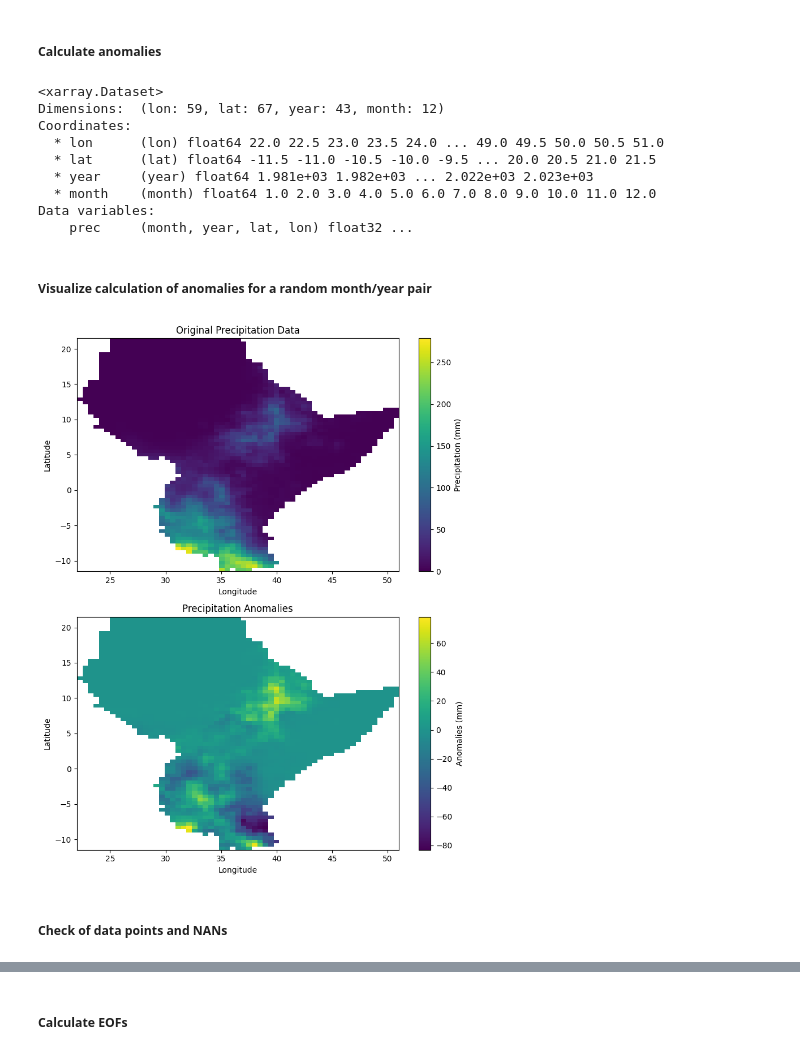
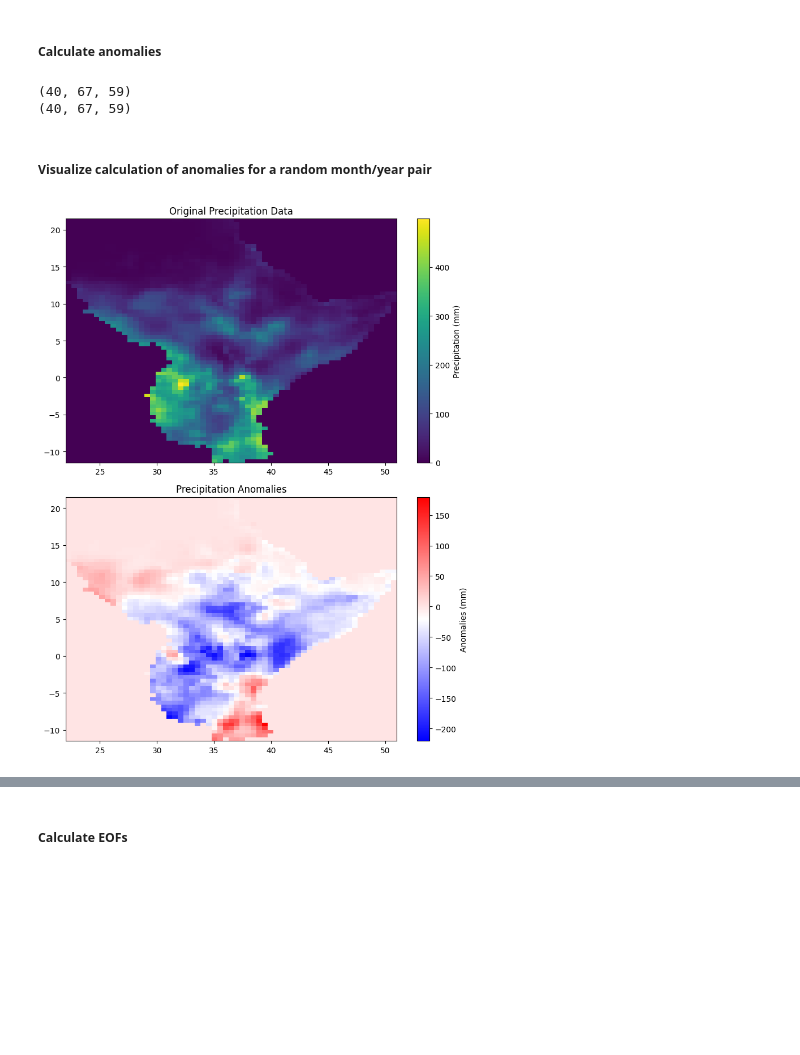
Before and after one commit to SeasonalForecastingEngine/CONFER-WP3, a Jupyter notebook: notebooks/lasso_fcst_example.ipynb, the cells around one changed output, grey strips where cells are left out. Drawn from its saved outputs; the diff is of its cells as text; code cells hidden in the pictures; blank space fills up the shorter version.

Commit message:
modified:   notebooks/lasso_fcst_example.ipynb 	new file:   testdata/chirps_anomalies.nc 	new file:   testdata/chirps_anomalies_normal.nc

```diff
--- a/notebooks/lasso_fcst_example.ipynb
+++ b/notebooks/lasso_fcst_example.ipynb
@@ -130,20 +151,10 @@ Data variables:
 ##### Loading data
 # %%
 # TESTING
+test_dir = "/nr/samba/user/ahellevik/CONFER-WP3/testdata/"
 
-# Raw CHIRPS data:
-# (year, month, lon, lat, prec)
-# year 1981 - 2023
-# month 1-12
-# lat -11.5 to 21.5
-# lon 22.0 to 51.0
-# one prec value for each combination of the four above
-from os import makedirs
-from sklearn.decomposition import PCA
-test_dir = "/nr/samba/user/ahellevik/CONFER-WP3/testdata/"
-# print(data_test)
-
+# Load data
 box = [lon_bnds[0], lon_bnds[1], lat_bnds[0], lat_bnds[1]]
-year, month, lon, lat, prec_data = load_raw_data(chirps_dir, "chirps", box, [i for i in range(1981, 2024)])
-prec_data
+year, lon, lat, prec_data = load_raw_data(chirps_dir, "chirps", box, [i for i in range(1981, 2021)], season=season)
+prec_data.shape
 # %% [output]
@@ -187,66 +162,45 @@ print(prec_data)
 # %% [markdown]
 ##### Calculate anomalies
-# %%
-data_test = xr.open_dataset(f"{chirps_dir}/prec_raw.nc")
-data_test
-# %% [output]
-<xarray.Dataset>
-Dimensions:  (lon: 59, lat: 67, year: 43, month: 12)
-Coordinates:
-  * lon      (lon) float64 22.0 22.5 23.0 23.5 24.0 ... 49.0 49.5 50.0 50.5 51.0
-  * lat      (lat) float64 -11.5 -11.0 -10.5 -10.0 -9.5 ... 20.0 20.5 21.0 21.5
-  * year     (year) float64 1.981e+03 1.982e+03 ... 2.022e+03 2.023e+03
-  * month    (month) float64 1.0 2.0 3.0 4.0 5.0 6.0 7.0 8.0 9.0 10.0 11.0 12.0
-Data variables:
-    prec     (month, year, lat, lon) float32 ...
 # %%
-# Convert data to numpy arrays
-lon = data_test['lon'].values
-lat = data_test['lat'].values
-year = data_test['year'].values
-month = data_test['month'].values
-prec_data = data_test['prec'].values  # Shape: (month, year, lat, lon)
-
 # Restrict to the geographical bounds
 lon_mask = (lon >= lon_bnds[0]) & (lon <= lon_bnds[1])
 lat_mask = (lat >= lat_bnds[0]) & (lat <= lat_bnds[1])
 
 lon = lon[lon_mask]
 lat = lat[lat_mask]
-prec_data = prec_data[:, :, lat_mask, :][:, :, :, lon_mask]
+prec_data = prec_data[:, lat_mask, :][:, :, lon_mask]
 
 # Select the reference period using a boolean mask
 ref_period_mask = (year >= year_clm_start) & (year <= year_clm_end)
 ref_period_indices = np.where(ref_period_mask)[0]
 
 # Calculate climatology (mean over the reference period)
-climatology = np.nanmean(prec_data[:, ref_period_indices, :, :], axis=1)
+climatology = np.nanmean(prec_data[ref_period_indices, :, :], axis=0)
 
 # Calculate anomalies by subtracting climatology
-anomalies = prec_data - climatology[:, np.newaxis, :, :]
+anomalies = prec_data - climatology[np.newaxis, :, :]
+
+print(prec_data.shape)
+print(anomalies.shape)
+# %% [output]
+(40, 67, 59)
+(40, 67, 59)
 # %% [markdown]
 ##### Visualize calculation of anomalies for a random month/year pair
 # %%
 # Plot original precipitation data
 plt.figure(figsize=(8, 10))  # Adjusting figsize for a more even aspect ratio
 plt.subplot(2, 1, 1)
 plt.title('Original Precipitation Data')
-plt.imshow(prec_data[1, 1, :, :], origin='lower', extent=[lon.min(), lon.max(), lat.min(), lat.max()], cmap='viridis', aspect='auto')
+plt.imshow(prec_data[0, :, :], origin='lower', extent=[lon.min(), lon.max(), lat.min(), lat.max()], cmap='viridis', aspect='auto')
 plt.colorbar(label='Precipitation (mm)')
-plt.xlabel('Longitude')
-plt.ylabel('Latitude')
 
 # Plot anomalies
 plt.subplot(2, 1, 2)
 plt.title('Precipitation Anomalies')
-plt.imshow(anomalies[1, 1, :, :], origin='lower', extent=[lon.min(), lon.max(), lat.min(), lat.max()], cmap='viridis', aspect='auto')
+plt.imshow(anomalies[0, :, :], origin='lower', extent=[lon.min(), lon.max(), lat.min(), lat.max()], cmap='bwr', aspect='auto')
 plt.colorbar(label='Anomalies (mm)')
-plt.xlabel('Longitude')
-plt.ylabel('Latitude')
-
 plt.tight_layout()
 plt.show()
 # %% [output]
-[figure, old version]
+[figure, new version]
-# %% [markdown]
-##### Check of data points and NANs
```
Also changed, not shown: parts of 16 cells of this notebook, 2 other files.
